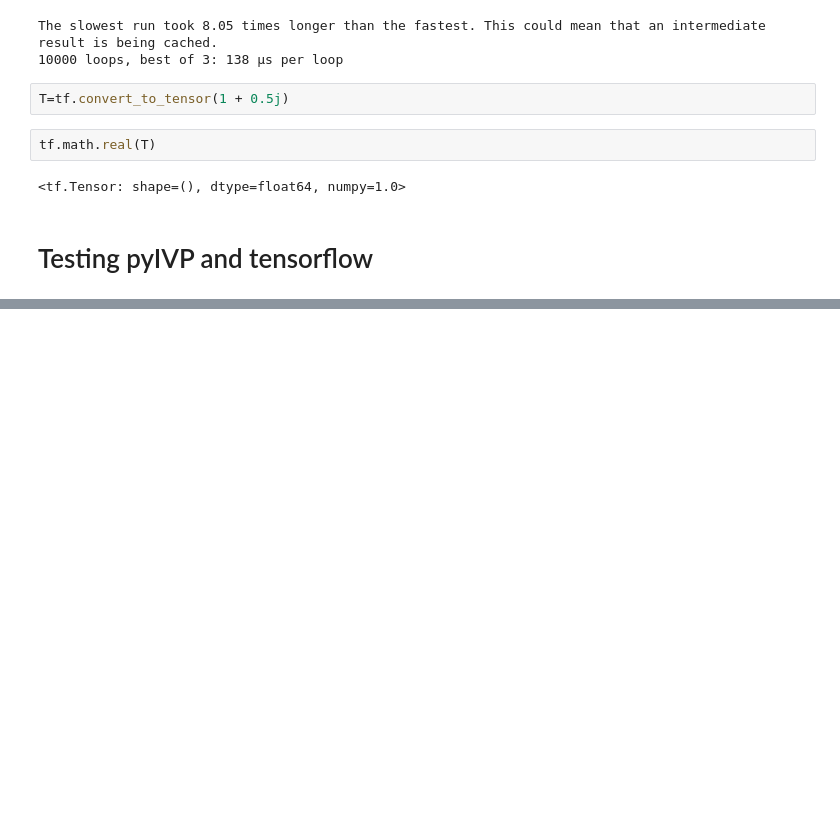
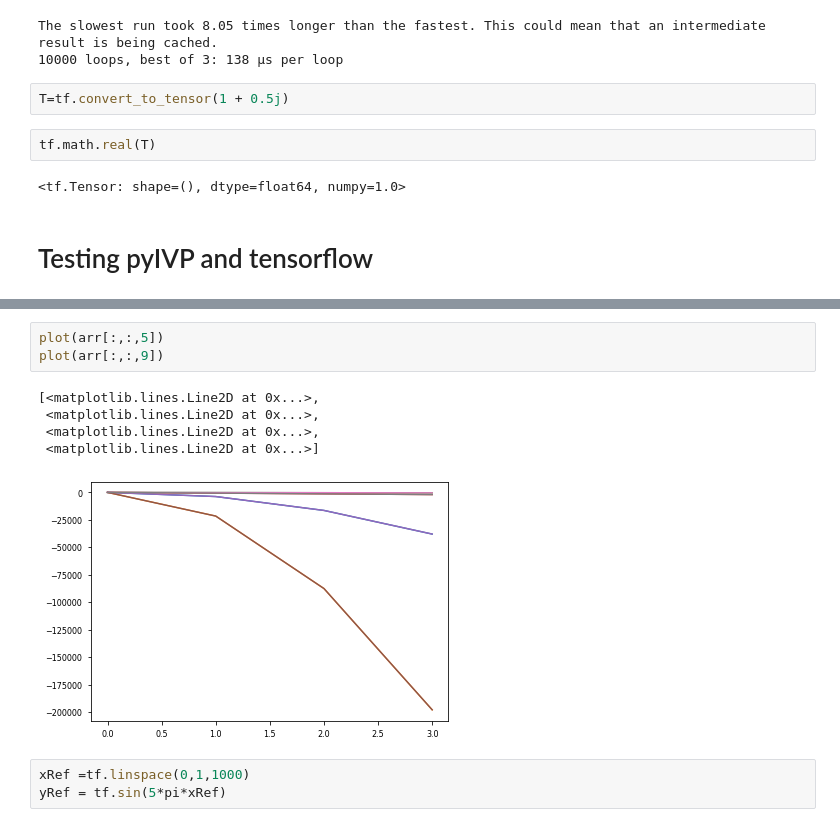
Before and after one commit to morgatron/spylind, a Jupyter notebook: spylind/working/autograd_test.ipynb, the cells around one changed output, grey strips where cells are left out. Saved outputs shown, nothing was run; the diff lists cells and outputs as text; blank space fills up the shorter version.

```diff
--- a/spylind/working/autograd_test.ipynb
+++ b/spylind/working/autograd_test.ipynb
@@ -462,0 +515,12 @@ NameError: name 'odeint' is not defined
+# %%
+plot(arr[:,:,5])
+plot(arr[:,:,9])
+# %% [output]
+[<matplotlib.lines.Line2D at 0x...>,
+ <matplotlib.lines.Line2D at 0x...>,
+ <matplotlib.lines.Line2D at 0x...>,
+ <matplotlib.lines.Line2D at 0x...>]
+[figure, added]
+# %%
+xRef =tf.linspace(0,1,1000)
+yRef = tf.sin(5*pi*xRef)
```
Also changed, not shown: parts of 24 cells of this notebook, 1 other file.
